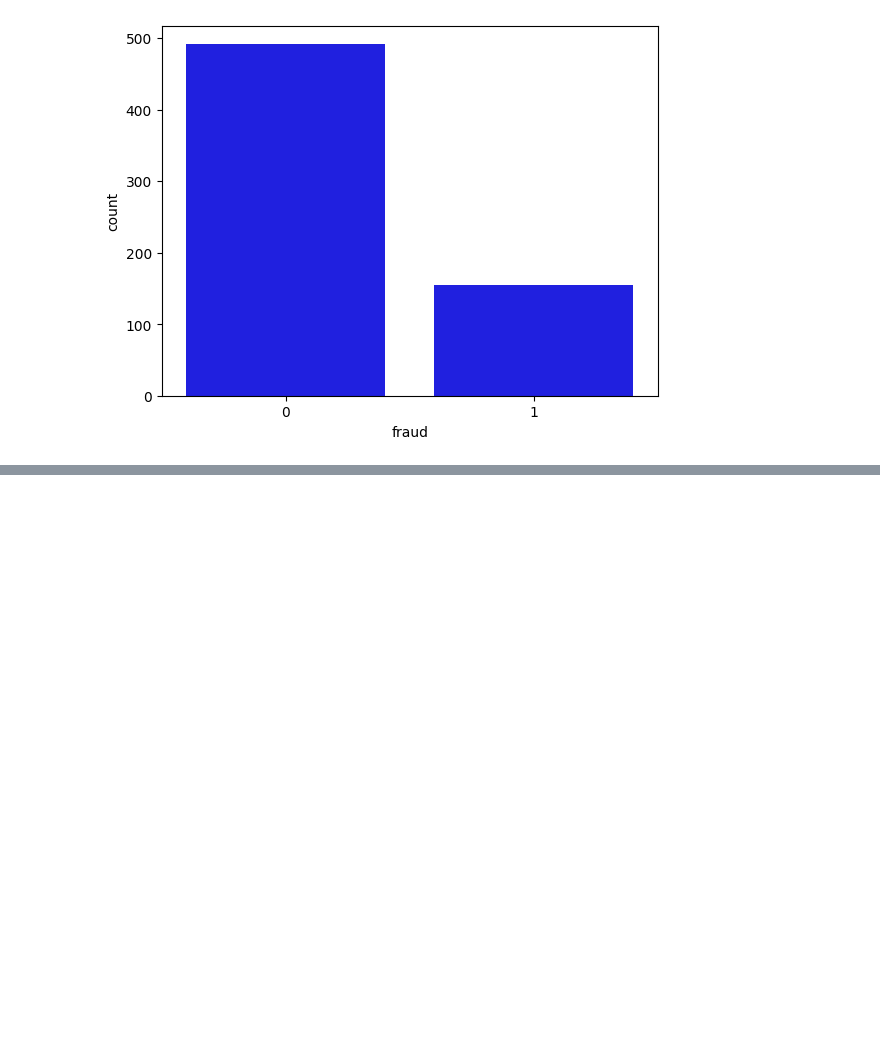
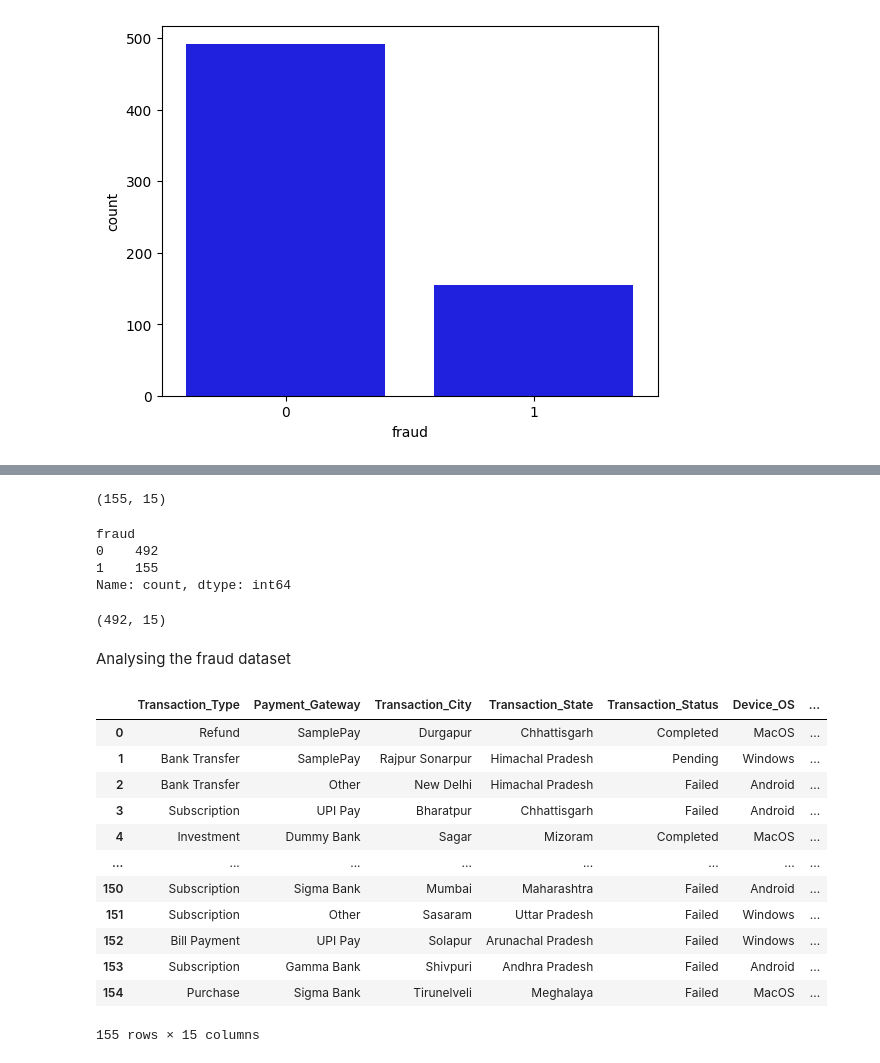
Before and after one commit to Sakshipriya01112003/UPI-Fraud-Detection, a Jupyter notebook: index.ipynb, the cells around one changed output, grey strips where cells are left out. Saved outputs shown, nothing was run; the diff lists cells and outputs as text; code cells hidden in the pictures; blank space fills up the shorter version.

```diff
--- a/index.ipynb
+++ b/index.ipynb
@@ -278,0 +291,2 @@ sns.countplot(data=df,x='fraud',color='blue')
+# %%
+fraud = df[df['fraud']==1]   #only fraud data
@@ -278,0 +302,11 @@ sns.countplot(data=df,x='fraud',color='blue')
+# %%
+fraud.shape
+# %% [output]
+(155, 15)
+# %%
+df.fraud.value_counts()
+# %% [output]
+fraud
+0    492
+1    155
+Name: count, dtype: int64
@@ -278,0 +316,22 @@ sns.countplot(data=df,x='fraud',color='blue')
+# %%
+normal.shape
+# %% [output]
+(492, 15)
+# %% [markdown]
+Analysing the fraud dataset
+# %%
+fraud
+# %% [output]
+|  | Transaction_Type | Payment_Gateway | Transaction_City | Transaction_State | Transaction_Status | Device_OS | ... |
+| 0 | Refund | SamplePay | Durgapur | Chhattisgarh | Completed | MacOS | ... |
+| 1 | Bank Transfer | SamplePay | Rajpur Sonarpur | Himachal Pradesh | Pending | Windows | ... |
+| 2 | Bank Transfer | Other | New Delhi | Himachal Pradesh | Failed | Android | ... |
+| 3 | Subscription | UPI Pay | Bharatpur | Chhattisgarh | Failed | Android | ... |
+| 4 | Investment | Dummy Bank | Sagar | Mizoram | Completed | MacOS | ... |
+| ... | ... | ... | ... | ... | ... | ... | ... |
+| 150 | Subscription | Sigma Bank | Mumbai | Maharashtra | Failed | Android | ... |
+| 151 | Subscription | Other | Sasaram | Uttar Pradesh | Failed | Windows | ... |
+| 152 | Bill Payment | UPI Pay | Solapur | Arunachal Pradesh | Failed | Windows | ... |
+| 153 | Subscription | Gamma Bank | Shivpuri | Andhra Pradesh | Failed | Android | ... |
+| 154 | Purchase | Sigma Bank | Tirunelveli | Meghalaya | Failed | MacOS | ... |
+155 rows × 15 columns
```
Also changed, not shown: parts of 21 cells of this notebook.
